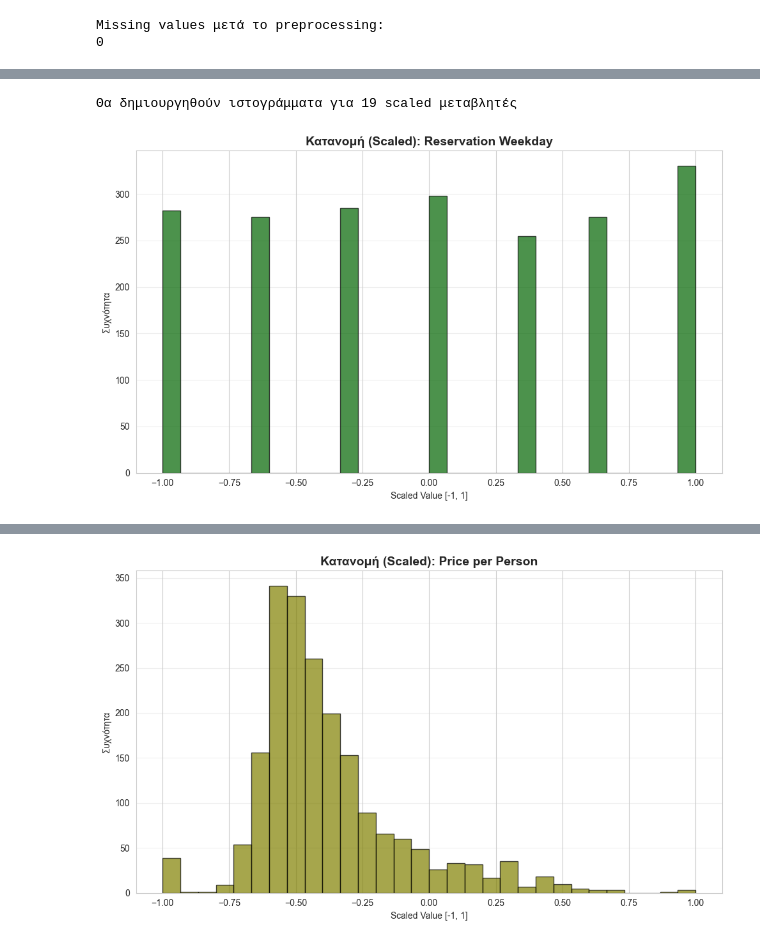
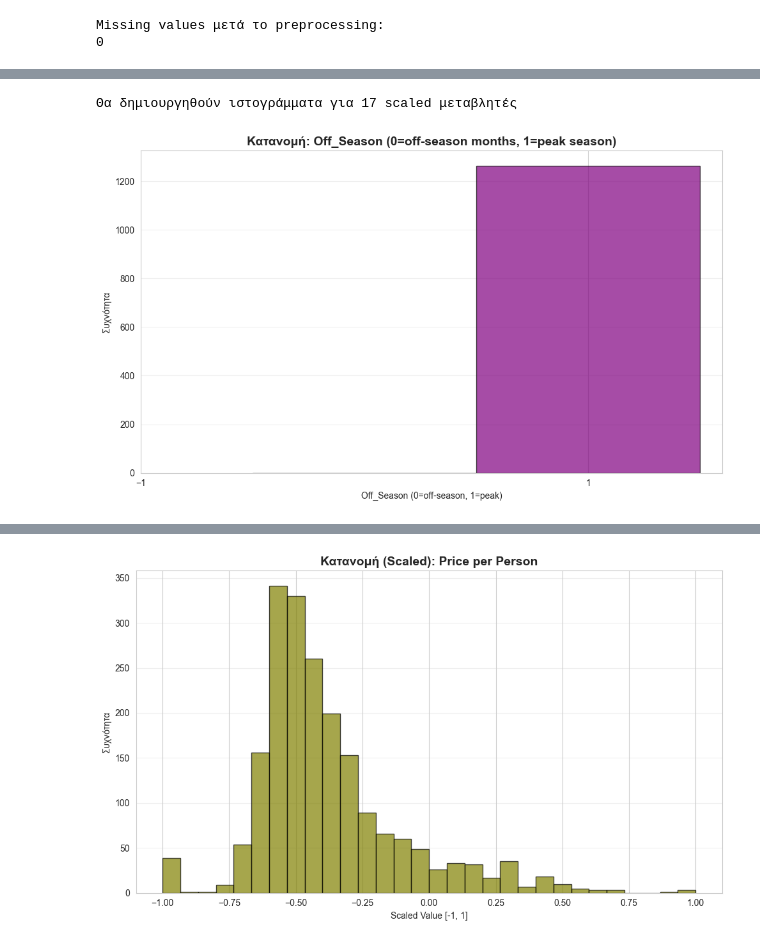
Before and after one commit to dgodolias/HotelCancellationsClustering, a Jupyter notebook: preprocessing.ipynb, the cells around one changed output, grey strips where cells are left out. Saved outputs shown, nothing was run; the diff lists cells and outputs as text; code cells hidden in the pictures.

Commit message:
k=5 removed arrival month arrival year reserv day

```diff
--- a/preprocessing.ipynb
+++ b/preprocessing.ipynb
@@ -133,11 +133,14 @@ def fix_invalid_date(date_str):
 # Εφαρμογή της διόρθωσης
 df_processed['date.of.reservation'] = df_processed['date.of.reservation'].apply(fix_invalid_date)
 
-# Υπολογισμός Arrival Date και παράγωγων μεταβλητών
+# Υπολογισμός Arrival Date και Off_Season
 df_processed['Arrival_Date'] = df_processed['date.of.reservation'] + pd.to_timedelta(df_processed['lead.time'], unit='D')
 df_processed['Arrival_Month'] = df_processed['Arrival_Date'].dt.month
-df_processed['Arrival_Year'] = df_processed['Arrival_Date'].dt.year
-df_processed['Reservation_Weekday'] = df_processed['date.of.reservation'].dt.dayofweek
+
+# 6. Off_Season: 0 αν μήνας είναι 3,4,5,8,9 (off-season), 1 αλλιώς (peak season)
+df_processed['Off_Season'] = df_processed['Arrival_Month'].apply(
+    lambda x: 0 if x in [3, 4, 5, 8, 9] else 1
+)
 
 # Έλεγχος για ημερομηνίες που δεν μπόρεσαν να διορθωθούν
 invalid_dates = df_processed['date.of.reservation'].isna().sum()
@@ -147,6 +150,7 @@ else:
     print("Όλες οι ημερομηνίες διορθώθηκαν επιτυχώς!")
 
 print("Νέες μεταβλητές δημιουργήθηκαν επιτυχώς!")
+print(f"Off_Season: 0 = μήνες 3,4,5,8,9 (off-season), 1 = υπόλοιποι μήνες (peak season)")
 print(f"\nΝέες διαστάσεις: {df_processed.shape}")
 # %% [output]
 Όλες οι ημερομηνίες διορθώθηκαν επιτυχώς!
@@ -386,21 +391,24 @@ original_numeric_cols = [
     'number.of.week.nights', 'car.parking.space', 'lead.time', 'repeated',
     'P.C', 'P.not.C', 'average.price', 'special.requests',
     'Total_Guests', 'Is_Family', 'Total_Nights', 'Cancellation_Ratio',
-    'Price_per_Person', 'Arrival_Month', 'Arrival_Year', 'Reservation_Weekday'
+    'Price_per_Person', 'Off_Season'
 ]
 
 print(f"Θα δημιουργηθούν ιστογράμματα για {len(original_numeric_cols)} scaled μεταβλητές")
 # %% [output]
-Θα δημιουργηθούν ιστογράμματα για 19 scaled μεταβλητές
+Θα δημιουργηθούν ιστογράμματα για 17 scaled μεταβλητές
 # %%
-# Ιστόγραμμα για Reservation_Weekday (scaled)
+# Ιστόγραμμα για Off_Season (binary: 0=off-season, 1=peak season)
 plt.figure(figsize=(10, 6))
-plt.hist(df_scaled['Reservation_Weekday'], bins=30, edgecolor='black', alpha=0.7, color='darkgreen')
-plt.title('Κατανομή (Scaled): Reservation Weekday', fontsize=14, fontweight='bold')
-plt.xlabel('Scaled Value [-1, 1]')
+unique_vals = sorted(df_scaled['Off_Season'].unique())
+bins = [x - 0.5 for x in range(int(df_scaled['Off_Season'].max()) + 2)]
+plt.hist(df_scaled['Off_Season'], bins=bins, edgecolor='black', alpha=0.7, color='purple', align='mid')
+plt.title('Κατανομή: Off_Season (0=off-season months, 1=peak season)', fontsize=14, fontweight='bold')
+plt.xlabel('Off_Season (0=off-season, 1=peak)')
 plt.ylabel('Συχνότητα')
+plt.xticks(unique_vals)
 plt.grid(axis='y', alpha=0.3)
 plt.tight_layout()
 plt.show()
 # %% [output]
-[figure, old version]
+[figure, new version]
```
Also changed, not shown: parts of 16 cells of this notebook.
